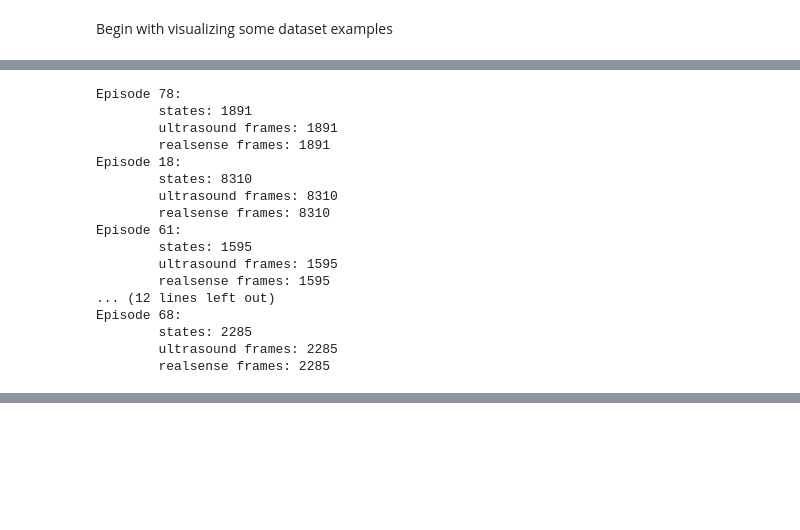
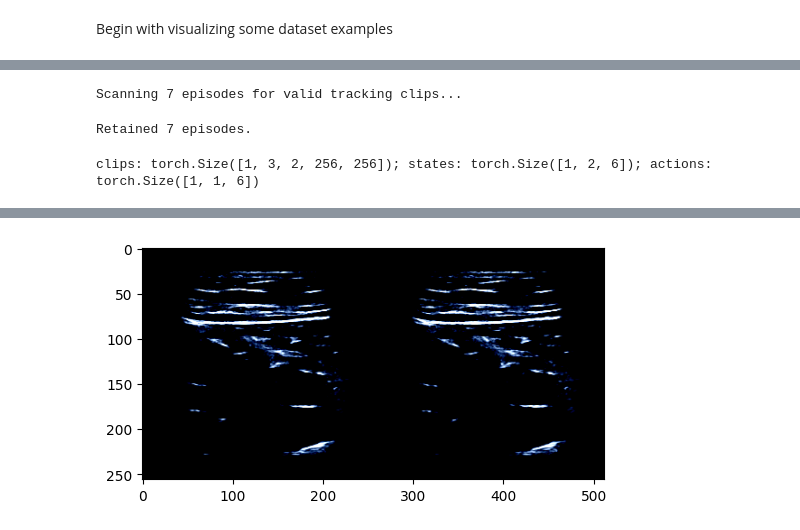
Before and after one commit to csu-signal/vjepa2, a Jupyter notebook: notebooks/probe_guidance_testing.ipynb, the cells around one changed output, grey strips where cells are left out. Saved outputs shown, nothing was run; the diff lists cells and outputs as text; code cells hidden in the pictures; blank space fills up the shorter version.

```diff
--- a/notebooks/probe_guidance_testing.ipynb
+++ b/notebooks/probe_guidance_testing.ipynb
@@ -121,26 +123,0 @@ for episode_path in episode_paths:
-# %%
-episode_nums = list(episode_states.keys())
-
-for episode_num in episode_nums:
-    print(f"Episode {episode_num}:")
-    print(f"\tstates: {len(episode_states[episode_num])}")
-    print(f"\tultrasound frames: {len(episode_ultrasound_frames[episode_num])}")
-    print(f"\trealsense frames: {len(episode_realsense_frames[episode_num])}")
-# %% [output]
-Episode 78:
-        states: 1891
-        ultrasound frames: 1891
-        realsense frames: 1891
-Episode 18:
-        states: 8310
-        ultrasound frames: 8310
-        realsense frames: 8310
-Episode 61:
-        states: 1595
-        ultrasound frames: 1595
-        realsense frames: 1595
-... (12 lines left out)
-Episode 68:
-        states: 2285
-        ultrasound frames: 2285
-        realsense frames: 2285
@@ -148,0 +124,50 @@ data_loader, dist_sampler
+# %%
+crop_size = 256
+tokens_per_frame = int((crop_size // encoder.patch_size) ** 2)
+transform = make_transforms(
+    crop_size=crop_size,
+)
+# %%
+dataset = LLProbeGuidanceDataset(
+    data_root="/home/jack/data/probe_guidance_dataset_june/test",
+    frames_per_clip=8,
+    frame_skip=1,
+    frames_per_second=4,
+    transform=transform,
+    is_train=False,
+)
+
+loader = torch.utils.data.DataLoader(
+    dataset,
+    shuffle=False,
+    batch_size=1,
+    drop_last=True,
+    pin_memory=False,
+    num_workers=8,
+)
+# %% [output]
+Scanning 7 episodes for valid tracking clips...
+Retained 7 episodes.
+# %%
+def load_clips(sample):
+    clips = sample[0].to(device, non_blocking=True)  # [B C T H W]
+    actions = sample[1].to(device, dtype=torch.float, non_blocking=True)  # [B T-1 6]
+    states = sample[2].to(device, dtype=torch.float, non_blocking=True)  # [B T 6]
+    extrinsics = sample[3].to(device, dtype=torch.float, non_blocking=True)  # [B T 6]
+    return (clips, actions, states, extrinsics)
+
+T = 2
+sample = next(iter(loader))
+clips, actions, states, _ = load_clips(sample)
+clips = clips[:, :, :T]
+actions = actions[:, :T-1]
+states = states[:, :T]
+print(f"clips: {clips.shape}; states: {states.shape}; actions: {actions.shape}")
+# %% [output]
+clips: torch.Size([1, 3, 2, 256, 256]); states: torch.Size([1, 2, 6]); actions: torch.Size([1, 1, 6])
+# %%
+np_clips = clips.detach().cpu().numpy()
+print(np_clips.shape)
+plt.figure(figsize=(20, 3))
+_ = plt.imshow(np.transpose(np_clips[0], (2, 1, 3, 0)).reshape(256, 256 * T, 3))
+# %% [output]
@@ -148,0 +176 @@ data_loader, dist_sampler
+[figure, added]
```
Also changed, not shown: parts of 13 cells of this notebook, 1 other file.
